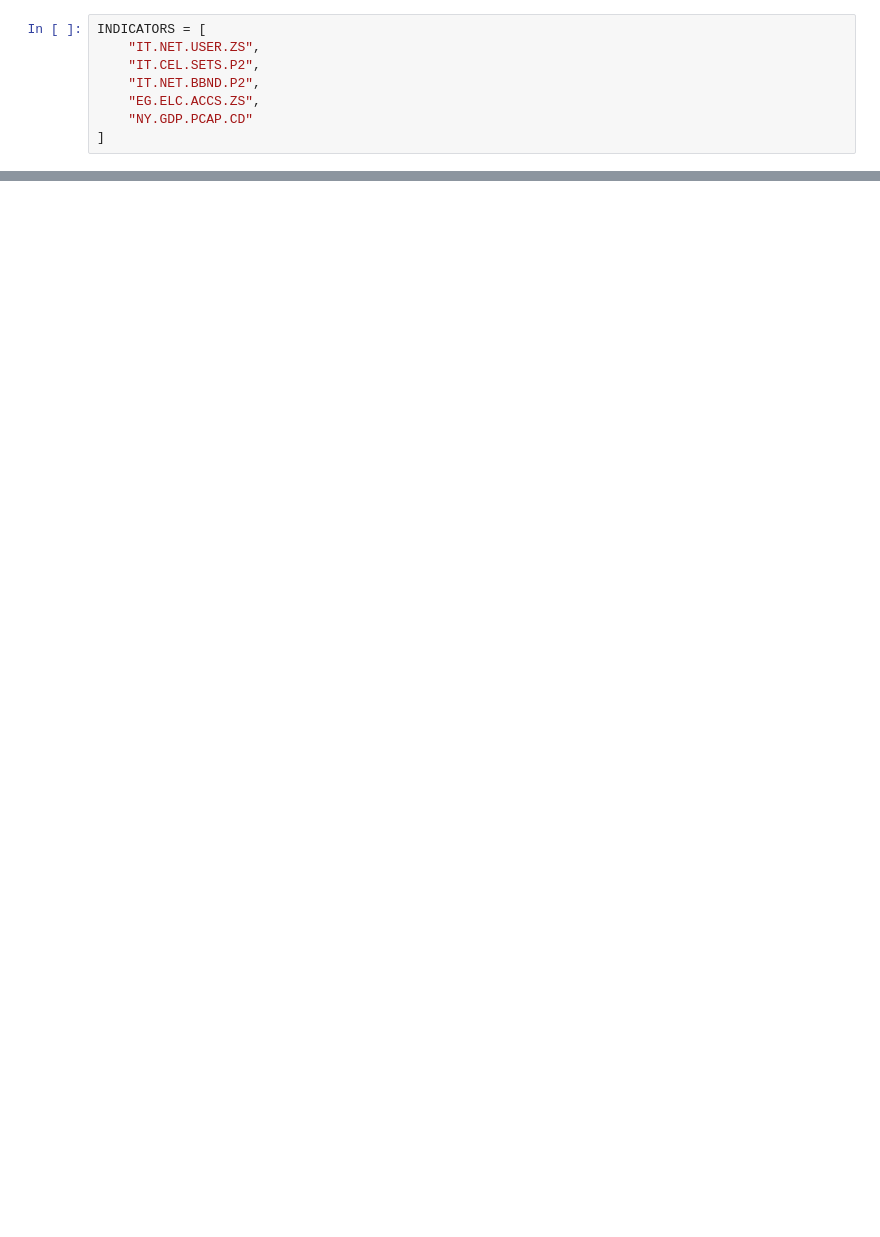
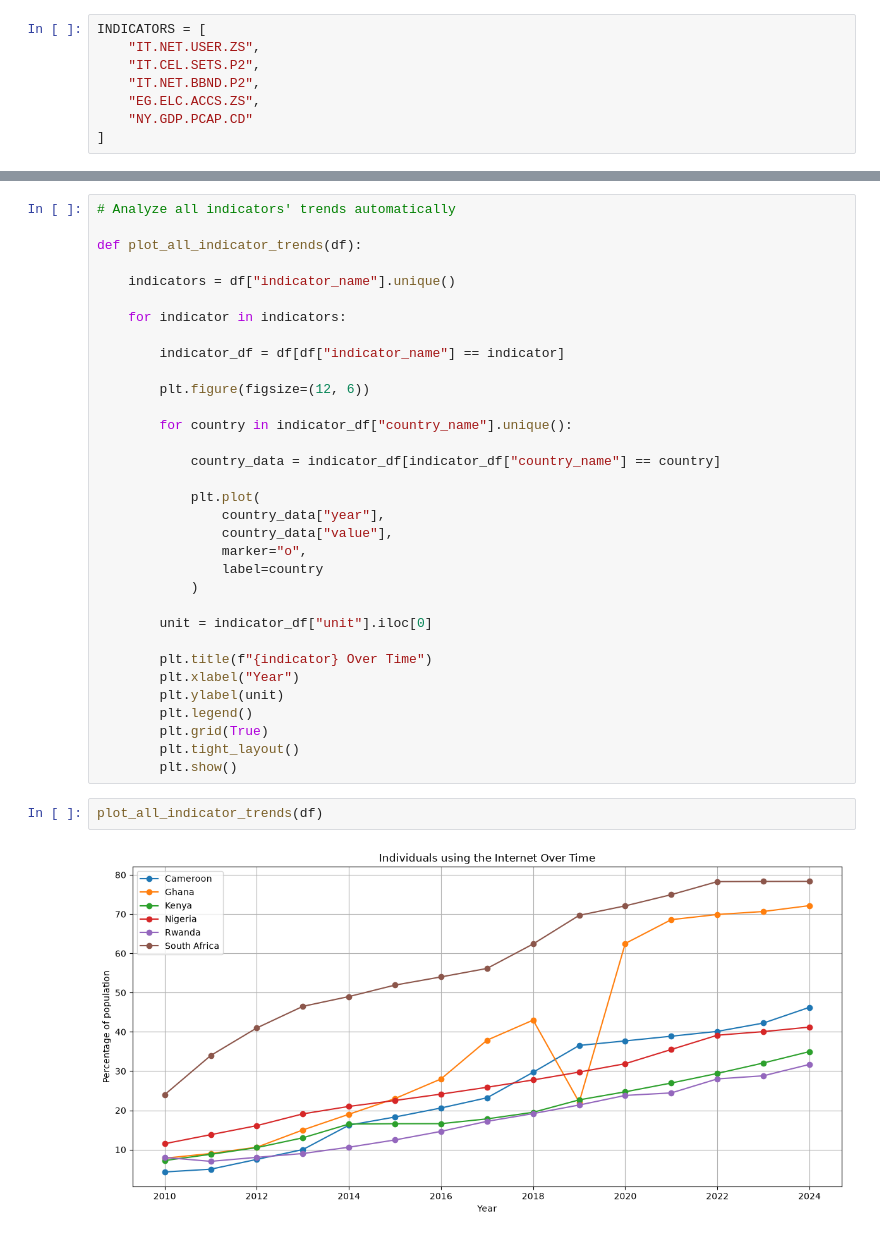
Before and after one commit to nevilleajim/digital_transformation_monitoring_system, a Jupyter notebook: notebooks/03_data_analysis.ipynb, the cells around one changed output, grey strips where cells are left out. Drawn from its saved outputs; the diff is of its cells as text; blank space fills up the shorter version.

```diff
--- a/notebooks/03_data_analysis.ipynb
+++ b/notebooks/03_data_analysis.ipynb
@@ -36,0 +143,37 @@ df.head()
+# %%
+# Analyze all indicators' trends automatically
+
+def plot_all_indicator_trends(df):
+
+    indicators = df["indicator_name"].unique()
+
+    for indicator in indicators:
+
+        indicator_df = df[df["indicator_name"] == indicator]
+
+        plt.figure(figsize=(12, 6))
+
+        for country in indicator_df["country_name"].unique():
+
+            country_data = indicator_df[indicator_df["country_name"] == country]
+
+            plt.plot(
+                country_data["year"],
+                country_data["value"],
+                marker="o",
+                label=country
+            )
+
+        unit = indicator_df["unit"].iloc[0]
+
+        plt.title(f"{indicator} Over Time")
+        plt.xlabel("Year")
+        plt.ylabel(unit)
+        plt.legend()
+        plt.grid(True)
+        plt.tight_layout()
+        plt.show()
+# %%
+plot_all_indicator_trends(df)
+# %% [output]
+[figure, added]
```
Also changed, not shown: parts of 26 cells of this notebook, 2 other files.
